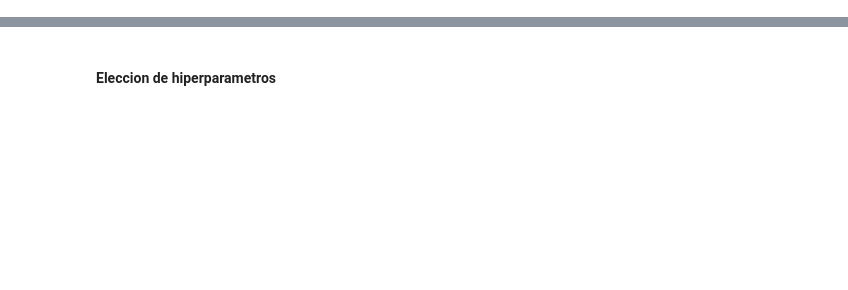
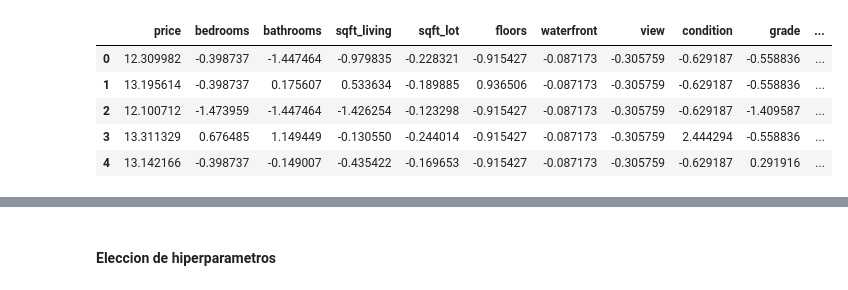
Before and after one commit to Denniels/Machine_Learning, a Jupyter notebook: Valor_Inmueble_Boston.ipynb, the cells around one changed output, grey strips where cells are left out. Saved outputs shown, nothing was run; the diff lists cells and outputs as text; code cells hidden in the pictures; blank space fills up the shorter version.

```diff
--- a/Valor_Inmueble_Boston.ipynb
+++ b/Valor_Inmueble_Boston.ipynb
@@ -35,7 +74,15 @@ msngo.matrix(df)
 # %%
 scaler = StandardScaler()
 df_scaled = pd.DataFrame(scaler.fit_transform(df), columns = df.columns)
-df_scaled['price'] = np.log(df['price'])
+df_scaled['price'] = np.log(df['price']).to_numpy()
+df_scaled.head()
+# %% [output]
+|  | price | bedrooms | bathrooms | sqft_living | sqft_lot | floors | waterfront | view | condition | grade | ... |
+| 0 | 12.309982 | -0.398737 | -1.447464 | -0.979835 | -0.228321 | -0.915427 | -0.087173 | -0.305759 | -0.629187 | -0.558836 | ... |
+| 1 | 13.195614 | -0.398737 | 0.175607 | 0.533634 | -0.189885 | 0.936506 | -0.087173 | -0.305759 | -0.629187 | -0.558836 | ... |
+| 2 | 12.100712 | -1.473959 | -1.447464 | -1.426254 | -0.123298 | -0.915427 | -0.087173 | -0.305759 | -0.629187 | -1.409587 | ... |
+| 3 | 13.311329 | 0.676485 | 1.149449 | -0.130550 | -0.244014 | -0.915427 | -0.087173 | -0.305759 | 2.444294 | -0.558836 | ... |
+| 4 | 13.142166 | -0.398737 | -0.149007 | -0.435422 | -0.169653 | -0.915427 | -0.087173 | -0.305759 | -0.629187 | 0.291916 | ... |
 # %%
 fig, ax = plt.subplots(1, 2)
 sns.distplot(df['price'], bins = 'fd', ax = ax[0])
```
Also changed, not shown: parts of 10 cells of this notebook, 3 other files.
